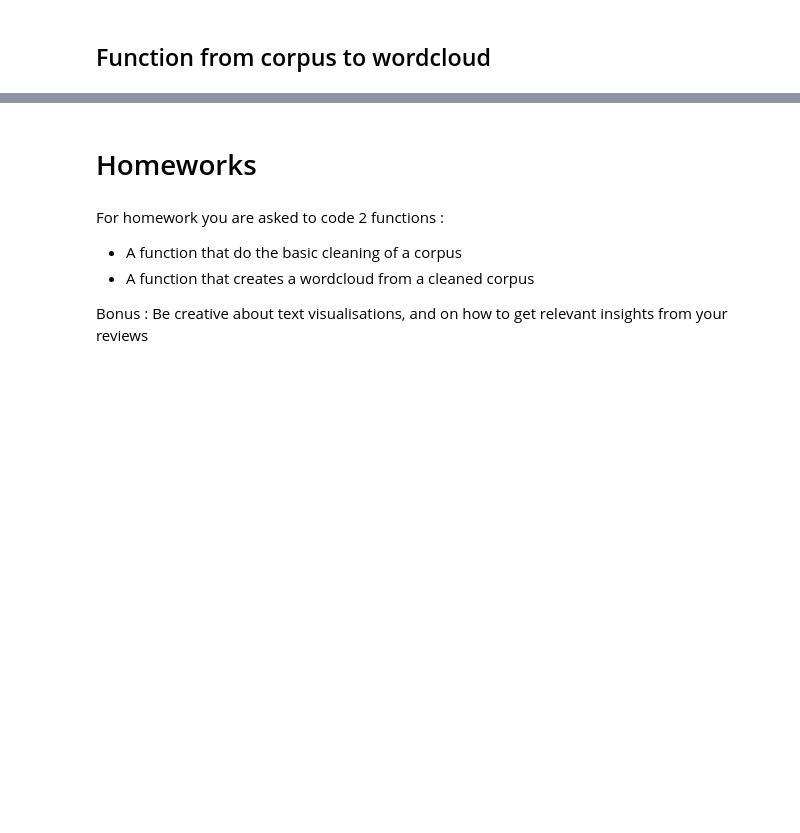
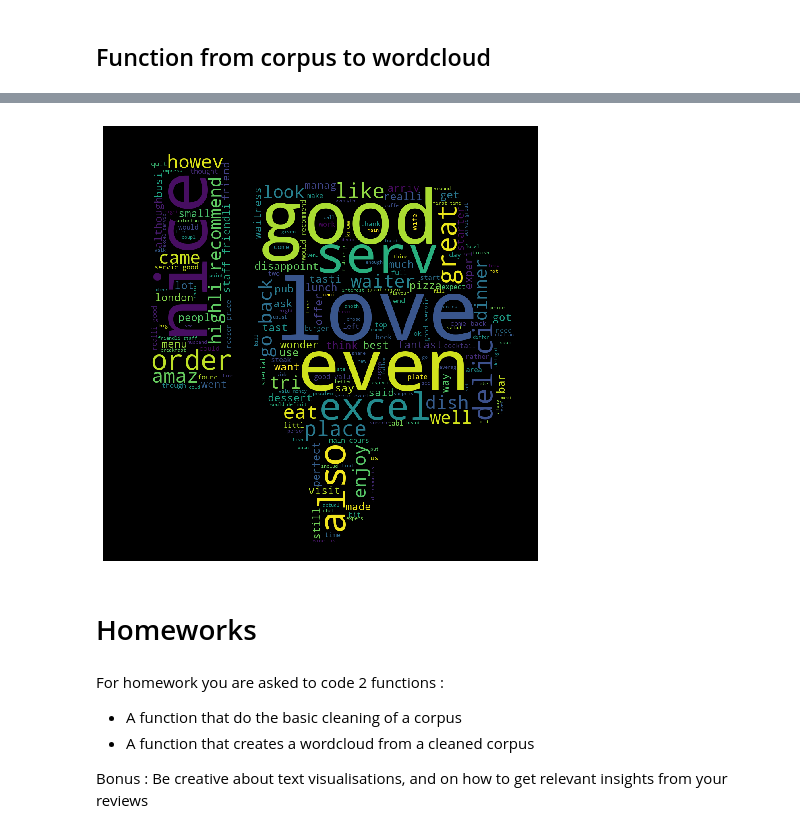
Before and after one commit to antoinedmr/capgemini-datacamp-20, a Jupyter notebook: 02_Reviews/ex_cleaning_session_2.ipynb, the cells around one changed output, grey strips where cells are left out. Saved outputs shown, nothing was run; the diff lists cells and outputs as text; code cells hidden in the pictures; blank space fills up the shorter version.

```diff
--- a/02_Reviews/ex_cleaning_session_2.ipynb
+++ b/02_Reviews/ex_cleaning_session_2.ipynb
@@ -238,3 +226,7 @@ def from_corpus_to_word_cloud(reviews):
+# %%
+from_corpus_to_word_cloud(data[data.rating==1].content, fig="neg.png")
+# %% [output]
+[figure, added]
 # %% [markdown]
 # Homeworks
 # %% [markdown]
```
Also changed, not shown: parts of 13 cells of this notebook, 5 other files.
